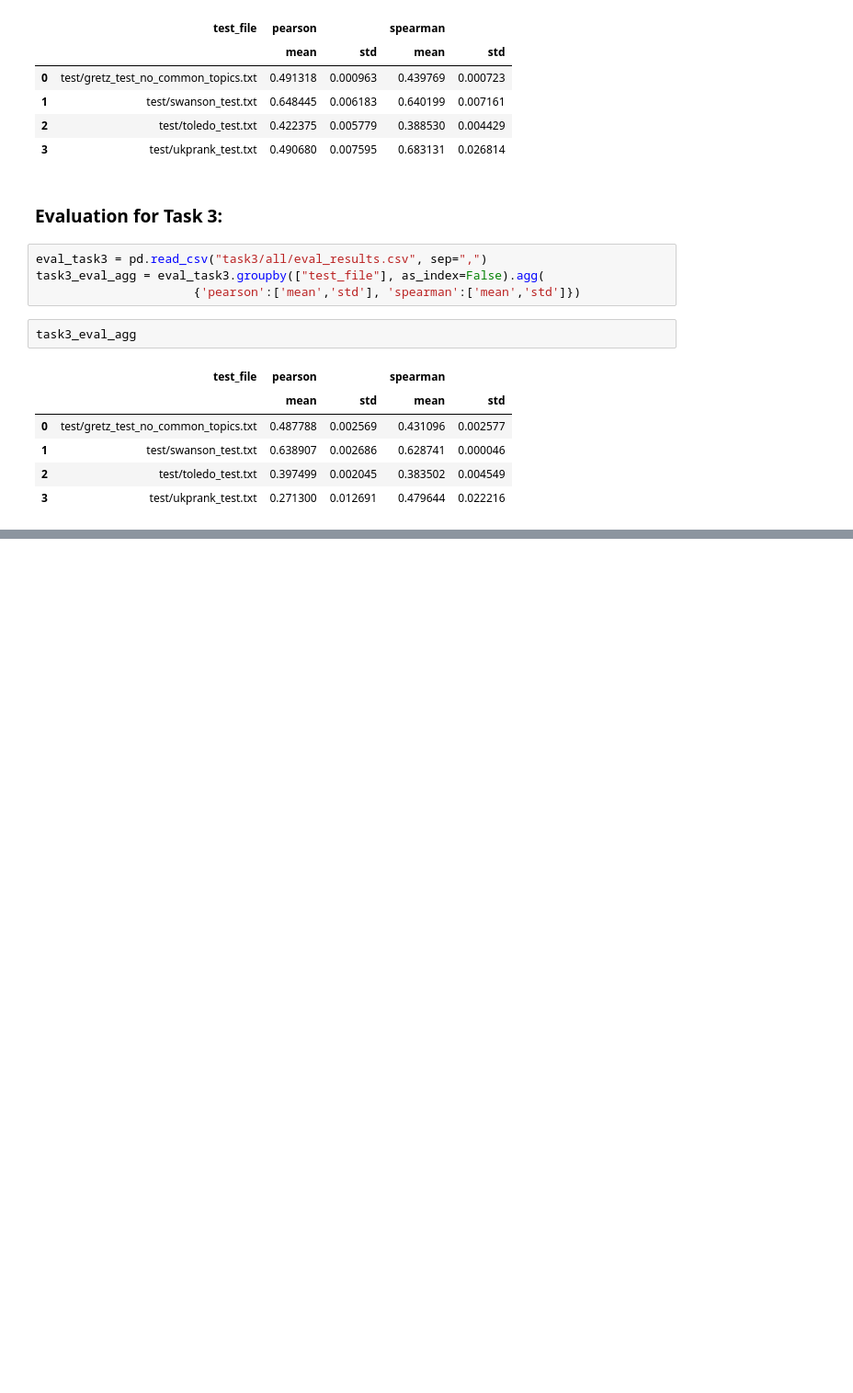
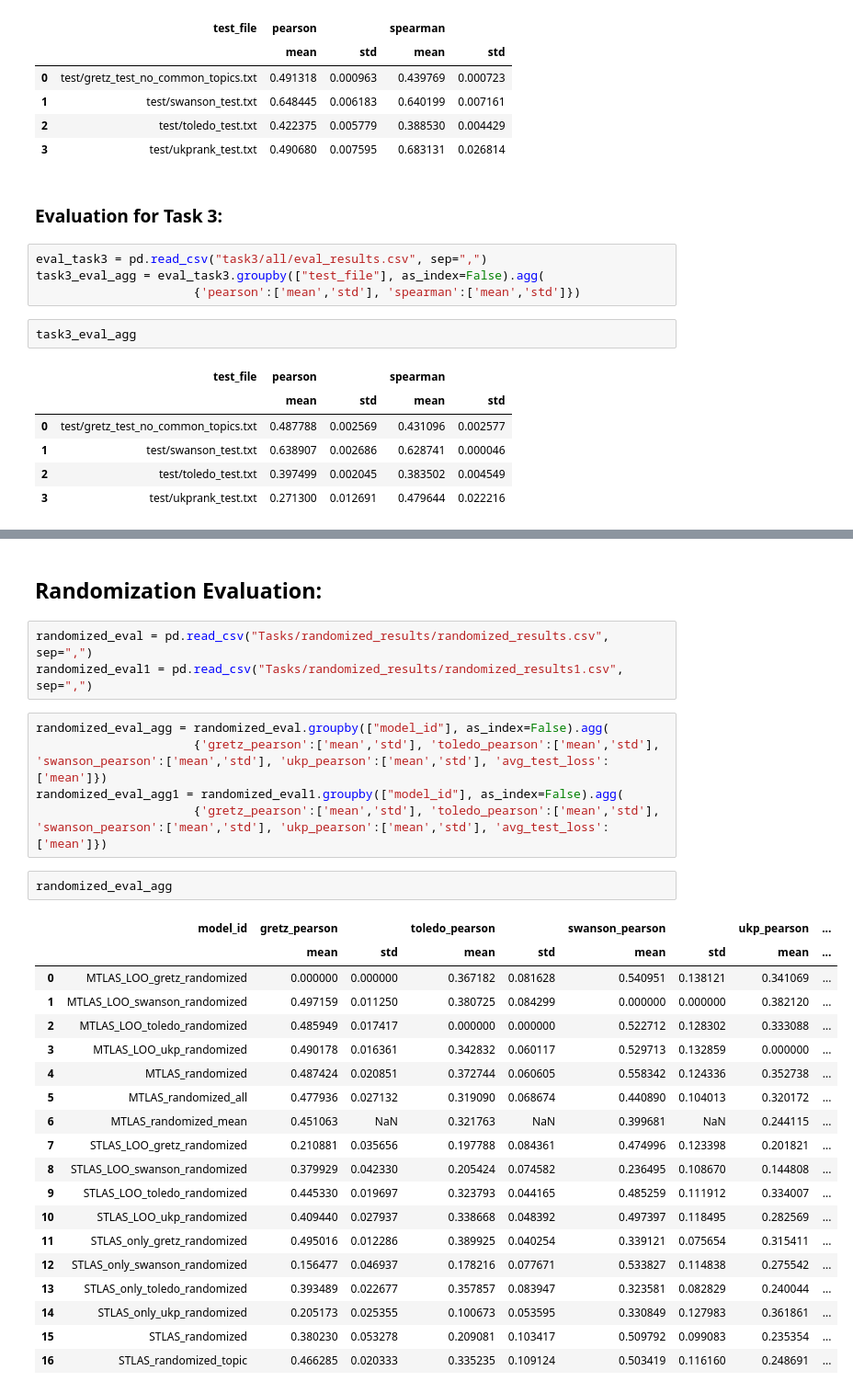
Before and after one commit to The-obsrvr/ArgStrength, a Jupyter notebook: evaluation report.ipynb, the cells around one changed output, grey strips where cells are left out. Shown: that part at 92% size. Cells and saved outputs as stored; diff of their text form; blank space fills up the shorter version.

```diff
--- a/evaluation report.ipynb
+++ b/evaluation report.ipynb
@@ -160,0 +208,32 @@ data["labels"][0]
+# %% [markdown]
+## Randomization Evaluation:
+# %%
+randomized_eval = pd.read_csv("Tasks/randomized_results/randomized_results.csv", sep=",")
+randomized_eval1 = pd.read_csv("Tasks/randomized_results/randomized_results1.csv", sep=",")
+# %%
+randomized_eval_agg = randomized_eval.groupby(["model_id"], as_index=False).agg(
+                      {'gretz_pearson':['mean','std'], 'toledo_pearson':['mean','std'], 'swanson_pearson':['mean','std'], 'ukp_pearson':['mean','std'], 'avg_test_loss':['mean']})
+randomized_eval_agg1 = randomized_eval1.groupby(["model_id"], as_index=False).agg(
+                      {'gretz_pearson':['mean','std'], 'toledo_pearson':['mean','std'], 'swanson_pearson':['mean','std'], 'ukp_pearson':['mean','std'], 'avg_test_loss':['mean']})
+# %%
+randomized_eval_agg
+# %% [output]
+|  | model_id | gretz_pearson |  | toledo_pearson |  | swanson_pearson |  | ukp_pearson | ... |
+|  |  | mean | std | mean | std | mean | std | mean | ... |
+| 0 | MTLAS_LOO_gretz_randomized | 0.000000 | 0.000000 | 0.367182 | 0.081628 | 0.540951 | 0.138121 | 0.341069 | ... |
+| 1 | MTLAS_LOO_swanson_randomized | 0.497159 | 0.011250 | 0.380725 | 0.084299 | 0.000000 | 0.000000 | 0.382120 | ... |
+| 2 | MTLAS_LOO_toledo_randomized | 0.485949 | 0.017417 | 0.000000 | 0.000000 | 0.522712 | 0.128302 | 0.333088 | ... |
+| 3 | MTLAS_LOO_ukp_randomized | 0.490178 | 0.016361 | 0.342832 | 0.060117 | 0.529713 | 0.132859 | 0.000000 | ... |
+| 4 | MTLAS_randomized | 0.487424 | 0.020851 | 0.372744 | 0.060605 | 0.558342 | 0.124336 | 0.352738 | ... |
+| 5 | MTLAS_randomized_all | 0.477936 | 0.027132 | 0.319090 | 0.068674 | 0.440890 | 0.104013 | 0.320172 | ... |
+| 6 | MTLAS_randomized_mean | 0.451063 | NaN | 0.321763 | NaN | 0.399681 | NaN | 0.244115 | ... |
+| 7 | STLAS_LOO_gretz_randomized | 0.210881 | 0.035656 | 0.197788 | 0.084361 | 0.474996 | 0.123398 | 0.201821 | ... |
+| 8 | STLAS_LOO_swanson_randomized | 0.379929 | 0.042330 | 0.205424 | 0.074582 | 0.236495 | 0.108670 | 0.144808 | ... |
+| 9 | STLAS_LOO_toledo_randomized | 0.445330 | 0.019697 | 0.323793 | 0.044165 | 0.485259 | 0.111912 | 0.334007 | ... |
+| 10 | STLAS_LOO_ukp_randomized | 0.409440 | 0.027937 | 0.338668 | 0.048392 | 0.497397 | 0.118495 | 0.282569 | ... |
+| 11 | STLAS_only_gretz_randomized | 0.495016 | 0.012286 | 0.389925 | 0.040254 | 0.339121 | 0.075654 | 0.315411 | ... |
+| 12 | STLAS_only_swanson_randomized | 0.156477 | 0.046937 | 0.178216 | 0.077671 | 0.533827 | 0.114838 | 0.275542 | ... |
+| 13 | STLAS_only_toledo_randomized | 0.393489 | 0.022677 | 0.357857 | 0.083947 | 0.323581 | 0.082829 | 0.240044 | ... |
+| 14 | STLAS_only_ukp_randomized | 0.205173 | 0.025355 | 0.100673 | 0.053595 | 0.330849 | 0.127983 | 0.361861 | ... |
+| 15 | STLAS_randomized | 0.380230 | 0.053278 | 0.209081 | 0.103417 | 0.509792 | 0.099083 | 0.235354 | ... |
+| 16 | STLAS_randomized_topic | 0.466285 | 0.020333 | 0.335235 | 0.109124 | 0.503419 | 0.116160 | 0.248691 | ... |
```
Also changed, not shown: parts of 13 cells of this notebook, 15 other files.
